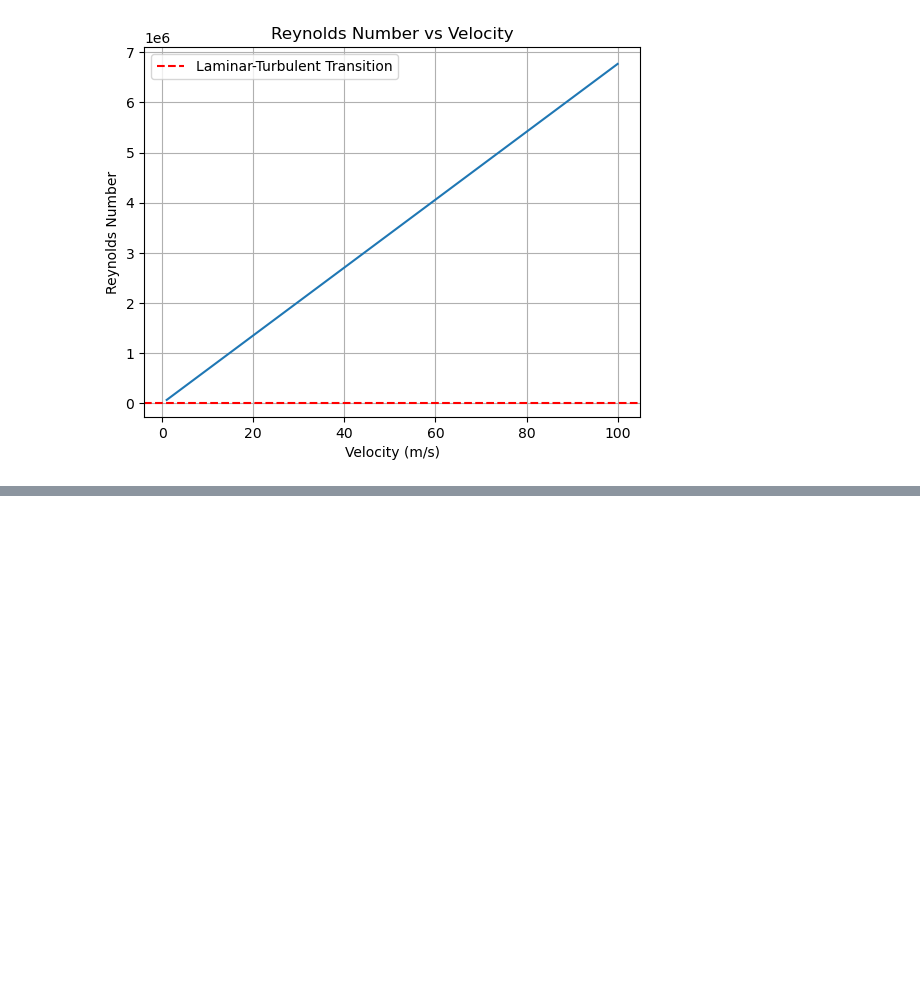
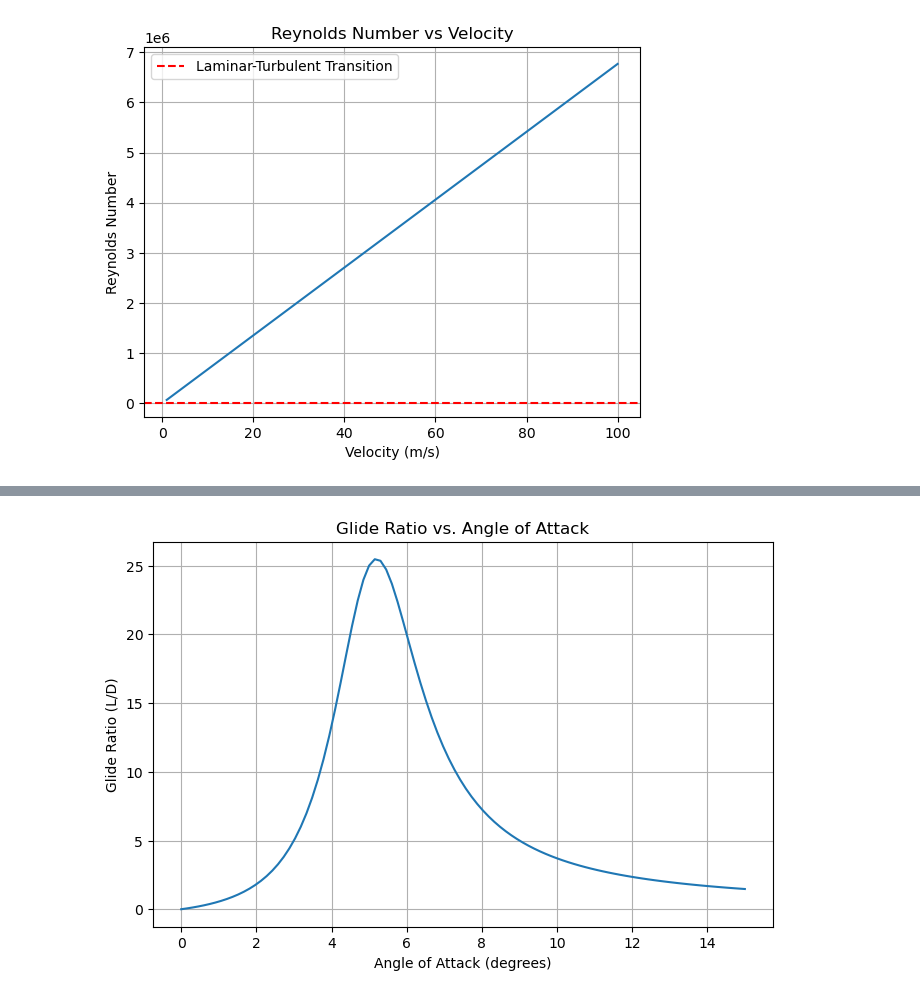
Before and after one commit to j85liu/aerospace, a Jupyter notebook: aerodynamics.ipynb, the cells around one changed output, grey strips where cells are left out. Saved outputs shown, nothing was run; the diff lists cells and outputs as text; code cells hidden in the pictures; blank space fills up the shorter version.

```diff
--- a/aerodynamics.ipynb
+++ b/aerodynamics.ipynb
@@ -155,0 +175,21 @@ plt.show()
+# %%
+# Jupyter Cell 3: Glide ratio vs. angle of attack (α)
+
+alpha_deg = np.linspace(0, 15, 100)
+alpha_rad = np.radians(alpha_deg)
+
+# Simplified Lift and Drag models
+Cl = 0.1 * alpha_deg
+Cd = 0.02 + 0.01 * (alpha_deg - 5)**2  # parabolic drag
+
+glide_ratio = Cl / Cd
+
+plt.figure(figsize=(8, 5))
+plt.plot(alpha_deg, glide_ratio)
+plt.xlabel("Angle of Attack (degrees)")
+plt.ylabel("Glide Ratio (L/D)")
+plt.title("Glide Ratio vs. Angle of Attack")
+plt.grid(True)
+plt.show()
+# %% [output]
+[figure, added]
```
Also changed, not shown: parts of 5 cells of this notebook.
